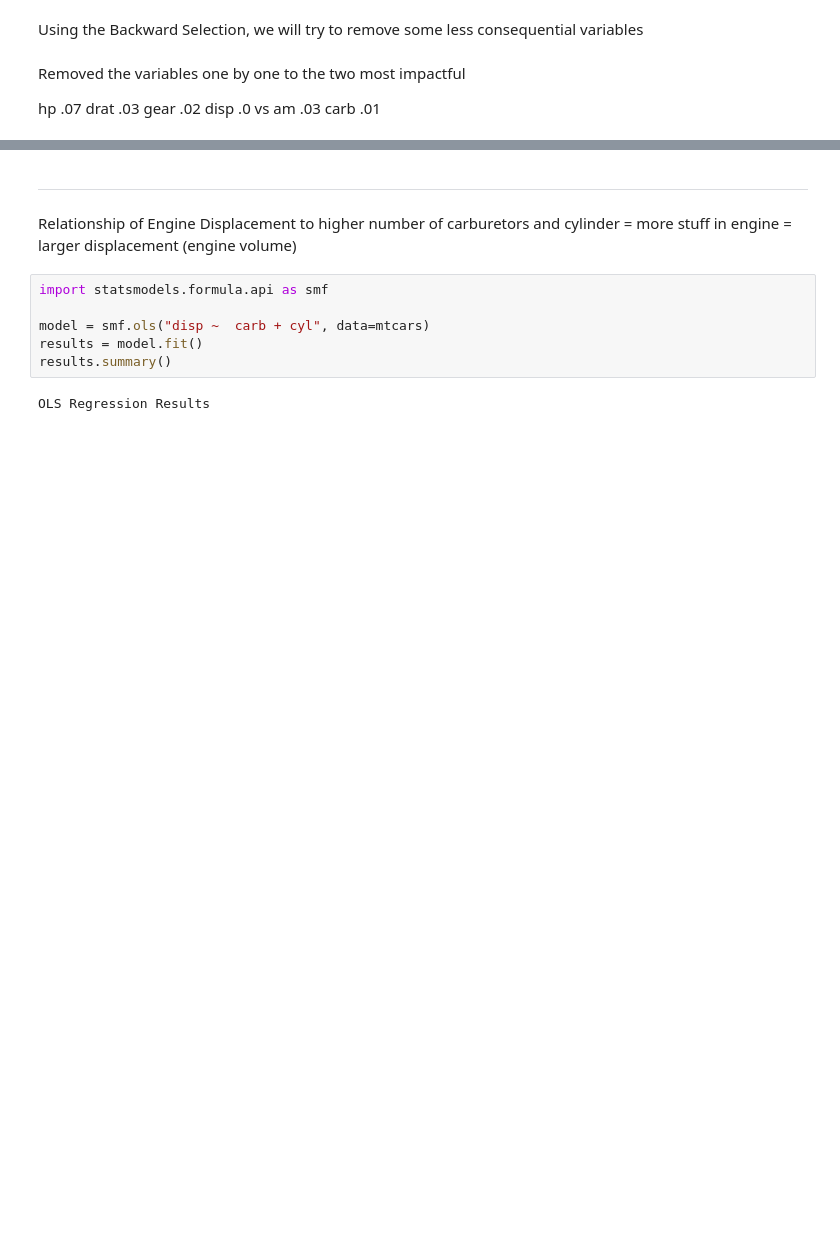
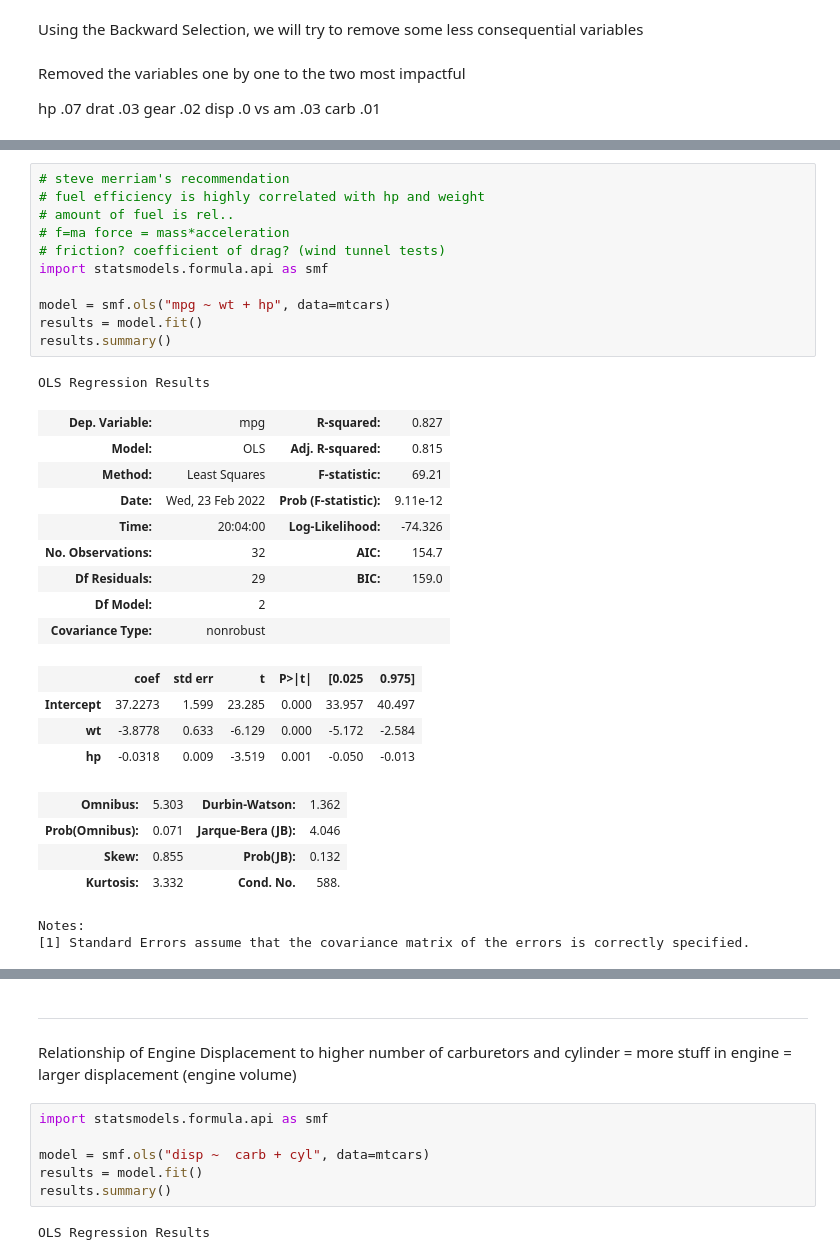
Before and after one commit to code4journalism/code4journalism-linear-regression-intro-semerriam, a Jupyter notebook: Merriam-mtcars-linear-regression.ipynb, the cells around one changed output, grey strips where cells are left out. Saved outputs shown, nothing was run; the diff lists cells and outputs as text; blank space fills up the shorter version.

```diff
--- a/Merriam-mtcars-linear-regression.ipynb
+++ b/Merriam-mtcars-linear-regression.ipynb
@@ -228,3 +288,35 @@ Notes:
 [1] Standard Errors assume that the covariance matrix of the errors is correctly specified.
 [2] The condition number is large, 4.16e+03. This might indicate that there are
 strong multicollinearity or other numerical problems.
+# %%
+# steve merriam's recommendation
+# fuel efficiency is highly correlated with hp and weight
+# amount of fuel is rel..
+# f=ma force = mass*acceleration
+# friction? coefficient of drag? (wind tunnel tests)
+import statsmodels.formula.api as smf
+
+model = smf.ols("mpg ~ wt + hp", data=mtcars)
+results = model.fit()
+results.summary()
+# %% [output]
+OLS Regression Results
+| Dep. Variable: | mpg | R-squared: | 0.827 |
+| Model: | OLS | Adj. R-squared: | 0.815 |
+| Method: | Least Squares | F-statistic: | 69.21 |
+| Date: | Wed, 23 Feb 2022 | Prob (F-statistic): | 9.11e-12 |
+| Time: | 20:04:00 | Log-Likelihood: | -74.326 |
+| No. Observations: | 32 | AIC: | 154.7 |
+| Df Residuals: | 29 | BIC: | 159.0 |
+| Df Model: | 2 |  |  |
+| Covariance Type: | nonrobust |  |  |
+|  | coef | std err | t | P>|t| | [0.025 | 0.975] |
+| Intercept | 37.2273 | 1.599 | 23.285 | 0.000 | 33.957 | 40.497 |
+| wt | -3.8778 | 0.633 | -6.129 | 0.000 | -5.172 | -2.584 |
+| hp | -0.0318 | 0.009 | -3.519 | 0.001 | -0.050 | -0.013 |
+| Omnibus: | 5.303 | Durbin-Watson: | 1.362 |
+| Prob(Omnibus): | 0.071 | Jarque-Bera (JB): | 4.046 |
+| Skew: | 0.855 | Prob(JB): | 0.132 |
+| Kurtosis: | 3.332 | Cond. No. | 588. |
+Notes:
+[1] Standard Errors assume that the covariance matrix of the errors is correctly specified.
```
Also changed, not shown: parts of 14 cells of this notebook, 1 other file.
